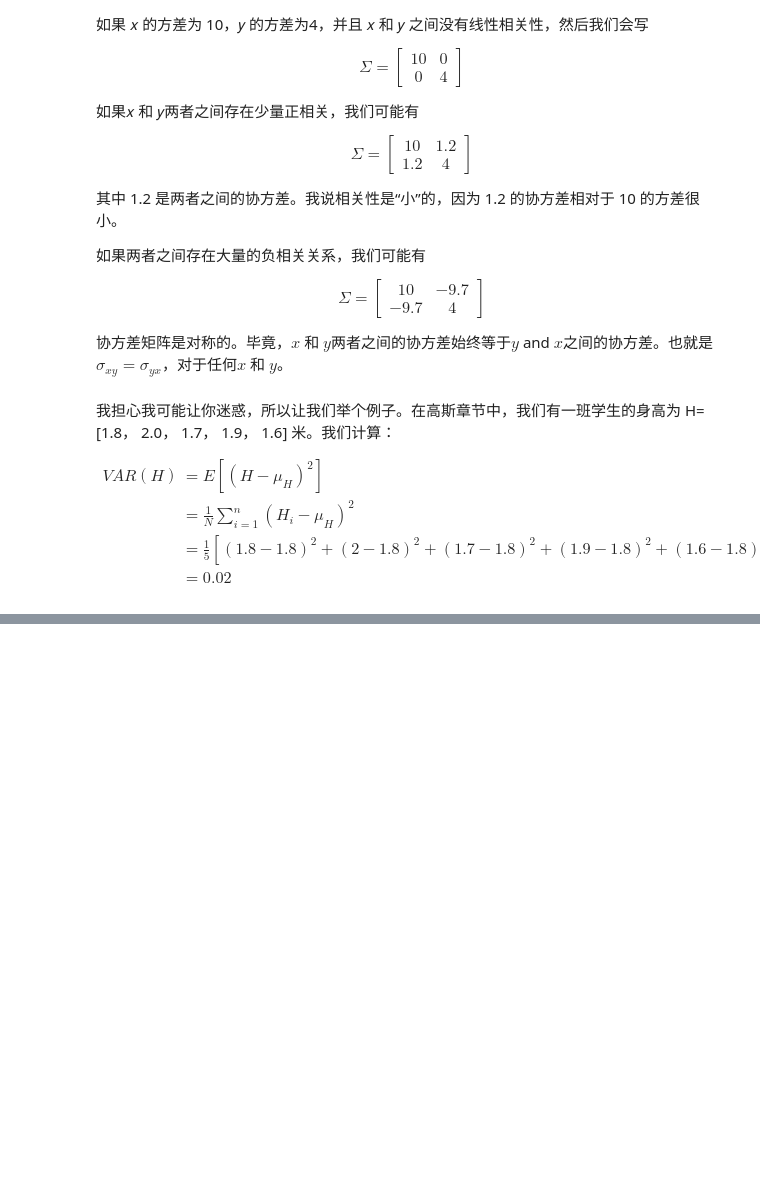
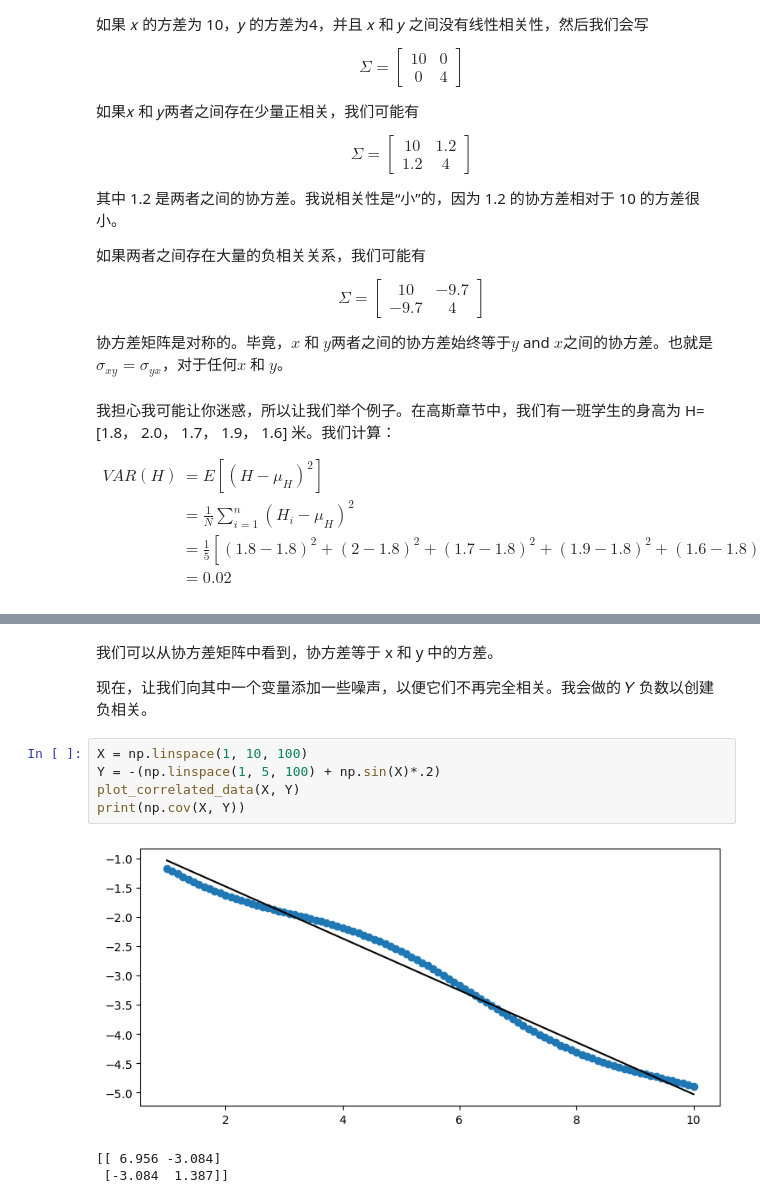
Before and after one commit to SunJianboGitHub/KalmanFilter, a Jupyter notebook: 05-多元高斯.ipynb, the cells around one changed output, grey strips where cells are left out. Cells and saved outputs as stored; diff of their text form; blank space fills up the shorter version.

```diff
--- a/05-多元高斯.ipynb
+++ b/05-多元高斯.ipynb
@@ -122,0 +175,13 @@ $$\Sigma = \begin{bmatrix}\sigma_H^2 & \sigma_{H,W} \\
+# %% [markdown]
+我们可以从协方差矩阵中看到，协方差等于 x 和 y 中的方差。
+
+现在，让我们向其中一个变量添加一些噪声，以便它们不再完全相关。我会做的 𝑌 负数以创建负相关。
+# %%
+X = np.linspace(1, 10, 100)
+Y = -(np.linspace(1, 5, 100) + np.sin(X)*.2)
+plot_correlated_data(X, Y)
+print(np.cov(X, Y))
+# %% [output]
+[figure, added]
+[[ 6.956 -3.084]
+ [-3.084  1.387]]
```
Also changed, not shown: parts of 16 cells of this notebook.
